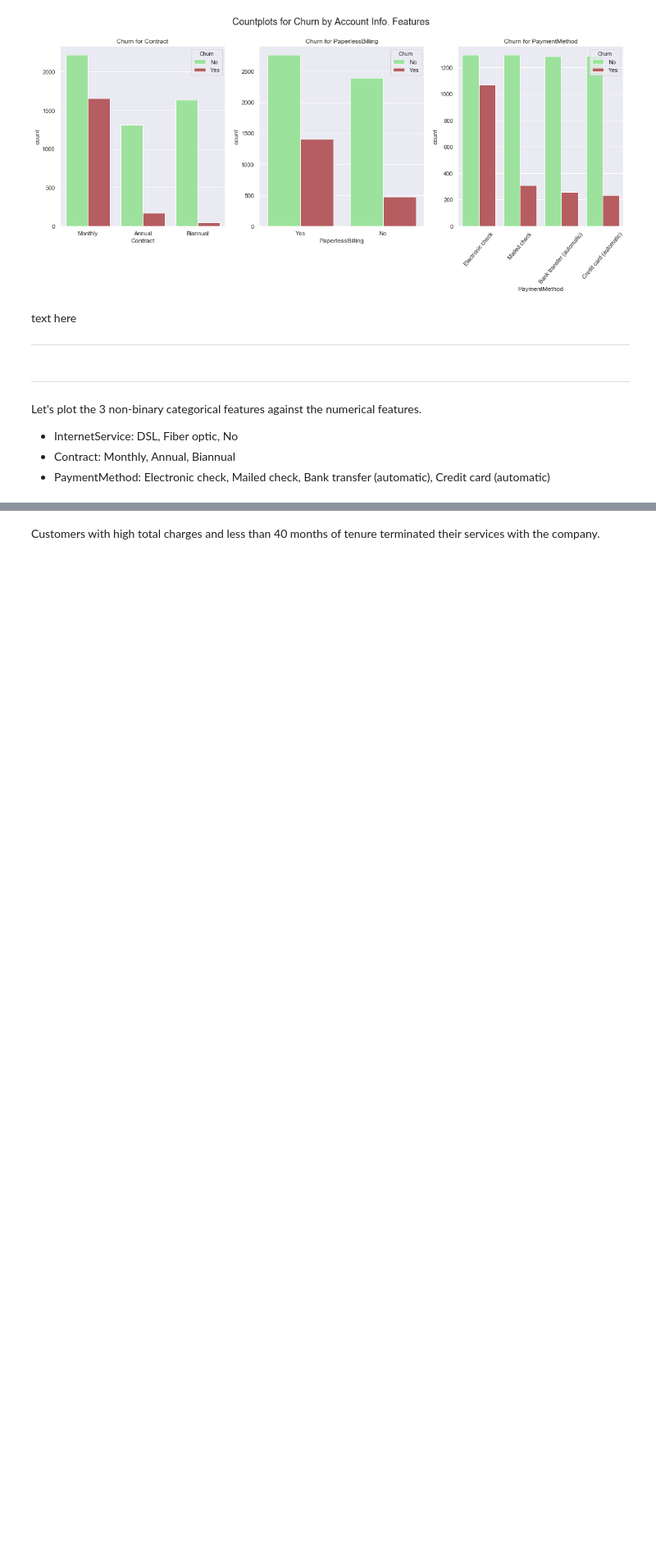
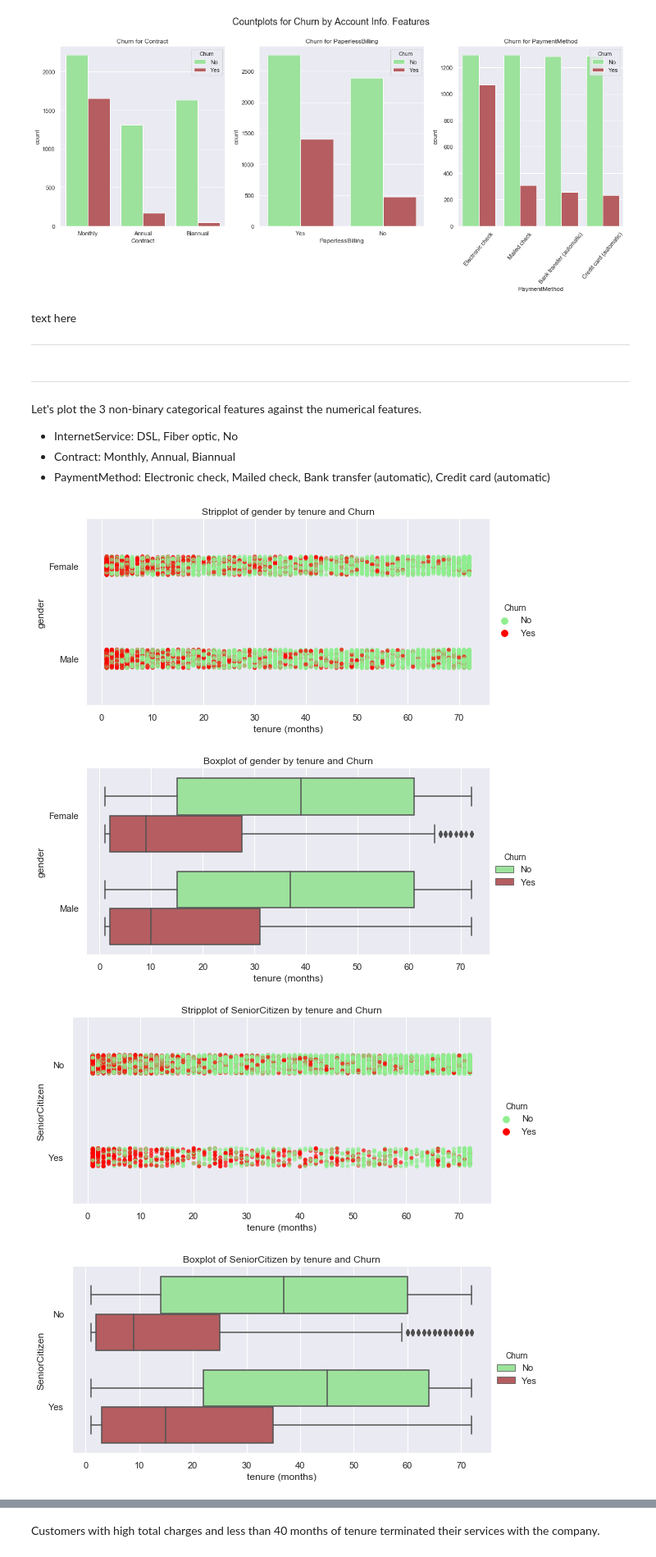
Before and after one commit to ayn28/Project-Portfolio, a Jupyter notebook: current-capstone-project/customer-churn/customer_churn.ipynb, the cells around one changed output, grey strips where cells are left out. Shown at 82% size. Saved outputs shown, nothing was run; the diff lists cells and outputs as text; code cells hidden in the pictures; blank space fills up the shorter version.

```diff
--- a/current-capstone-project/customer-churn/customer_churn.ipynb
+++ b/current-capstone-project/customer-churn/customer_churn.ipynb
@@ -733,3 +740,22 @@ Let's plot the 3 non-binary categorical features against the numerical features.
 * InternetService: DSL, Fiber optic, No
 * Contract: Monthly, Annual, Biannual
 * PaymentMethod: Electronic check, Mailed check, Bank transfer (automatic), Credit card (automatic)
+# %%
+def x_tenure_and_churn(x):
+    # Plot stripplot
+    sns.catplot(x='tenure', y=x, hue='Churn', kind='strip', palette=['lightgreen', 'red'], alpha=0.7, height=4, aspect=2, data=df);
+    plt.title('Stripplot of ' + x + ' by tenure and Churn');
+    plt.xlabel('tenure (months)');
+
+    # Plot boxplot
+    sns.catplot(x='tenure', y=x, hue='Churn', kind='box', palette=['lightgreen', 'r'], height=4, aspect=2, data=df);
+    plt.title('Boxplot of ' + x + ' by tenure and Churn');
+    plt.xlabel('tenure (months)');
+# %%
+for col in demo_cols:
+    x_tenure_and_churn(col)
+# %% [output]
+[figure, added]
+[figure, added]
+[figure, added]
+[figure, added]
```
Also changed, not shown: parts of 17 cells of this notebook.
